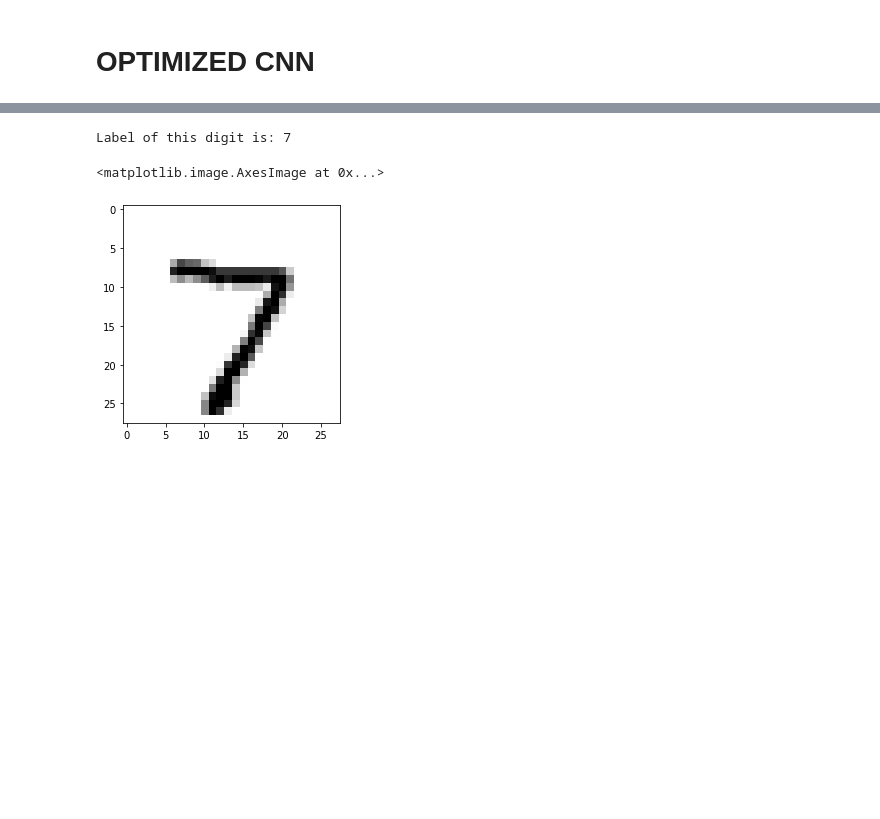
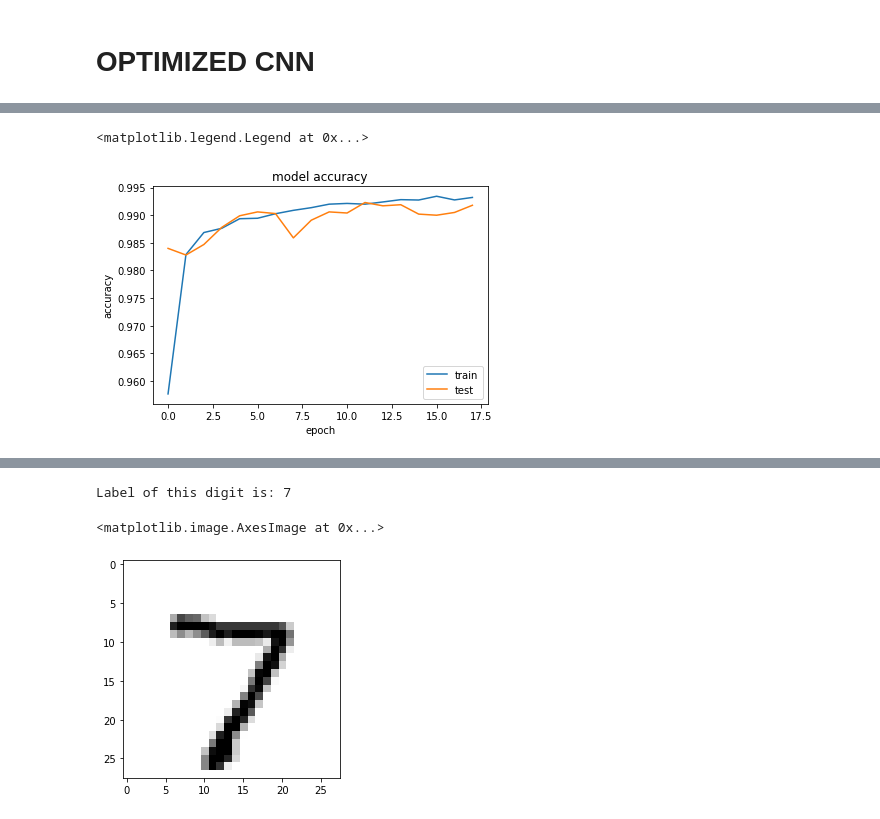
Before and after one commit to SushP07/Machine-Learning, a Jupyter notebook: HandWrittenDigitRecognition.ipynb, the cells around one changed output, grey strips where cells are left out. Cells and saved outputs as stored; diff of their text form; code cells hidden in the pictures; blank space fills up the shorter version.

```diff
--- a/HandWrittenDigitRecognition.ipynb
+++ b/HandWrittenDigitRecognition.ipynb
@@ -370,9 +371,12 @@ test_acc2
 # %%
-plt.subplot(2,1,1)
+
 plt.plot(history2.history['accuracy'])
 plt.plot(history2.history['val_accuracy'])
 plt.title('model accuracy')
 plt.ylabel('accuracy')
 plt.xlabel('epoch')
 plt.legend(['train', 'test'], loc='lower right')
+# %% [output]
+<matplotlib.legend.Legend at 0x...>
+[figure, added]
 # %%
```
Also changed, not shown: parts of 22 cells of this notebook.
